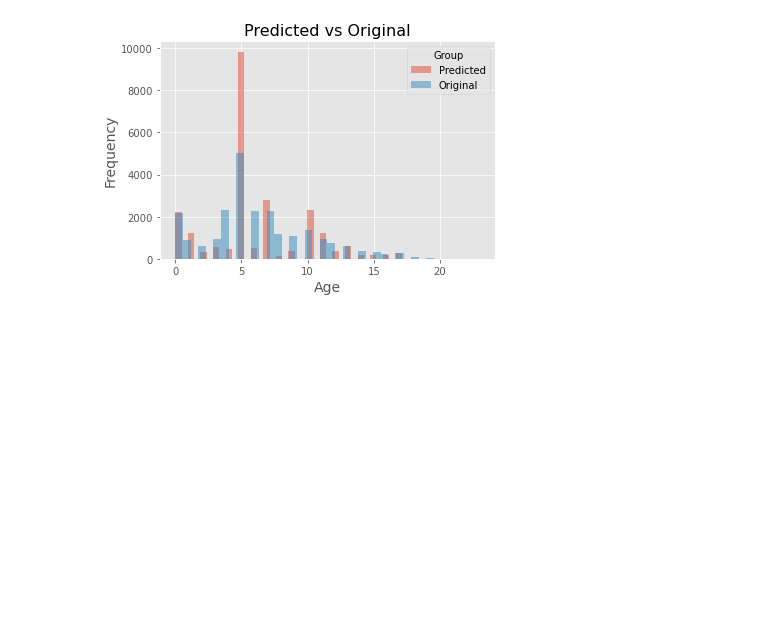
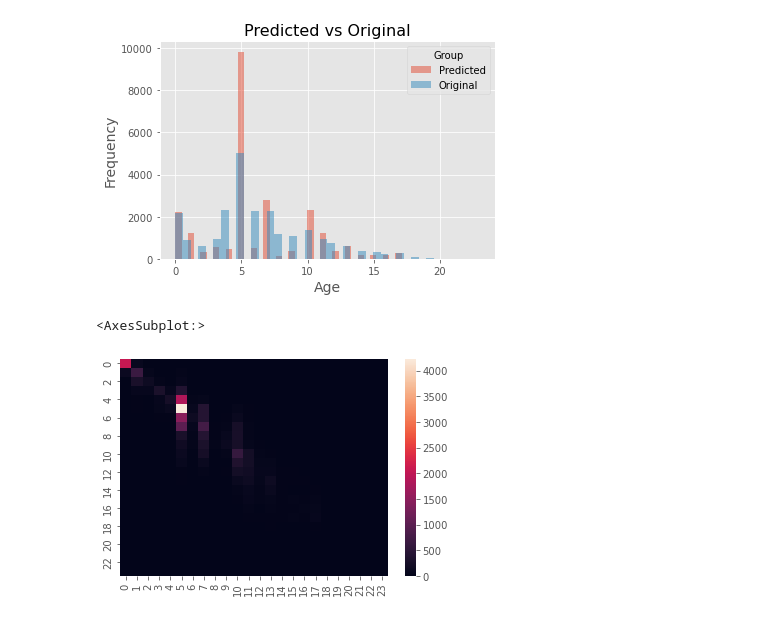
Before and after one commit to Facify/Models, a Jupyter notebook: CNN_UTK_Model_1_AgeRange_Classification.ipynb, the cells around one changed output. Drawn from its saved outputs; the diff is of its cells as text; code cells hidden in the pictures; blank space fills up the shorter version.

Commit message:
classification metrics and matrix added

```diff
--- a/CNN_UTK_Model_1_AgeRange_Classification.ipynb
+++ b/CNN_UTK_Model_1_AgeRange_Classification.ipynb
@@ -238,3 +238,9 @@ plt.title('Predicted vs Original', fontsize=16)
 # %% [output]
 Text(0.5, 1.0, 'Predicted vs Original')
 [figure]
+# %%
+from sklearn.metrics import confusion_matrix, classification_report
+sns.heatmap(confusion_matrix(argmax(y, axis = 1), y_pred_best))
+# %% [output]
+<AxesSubplot:>
+[figure, added]
```
Also changed, not shown: parts of 1 cell of this notebook.
